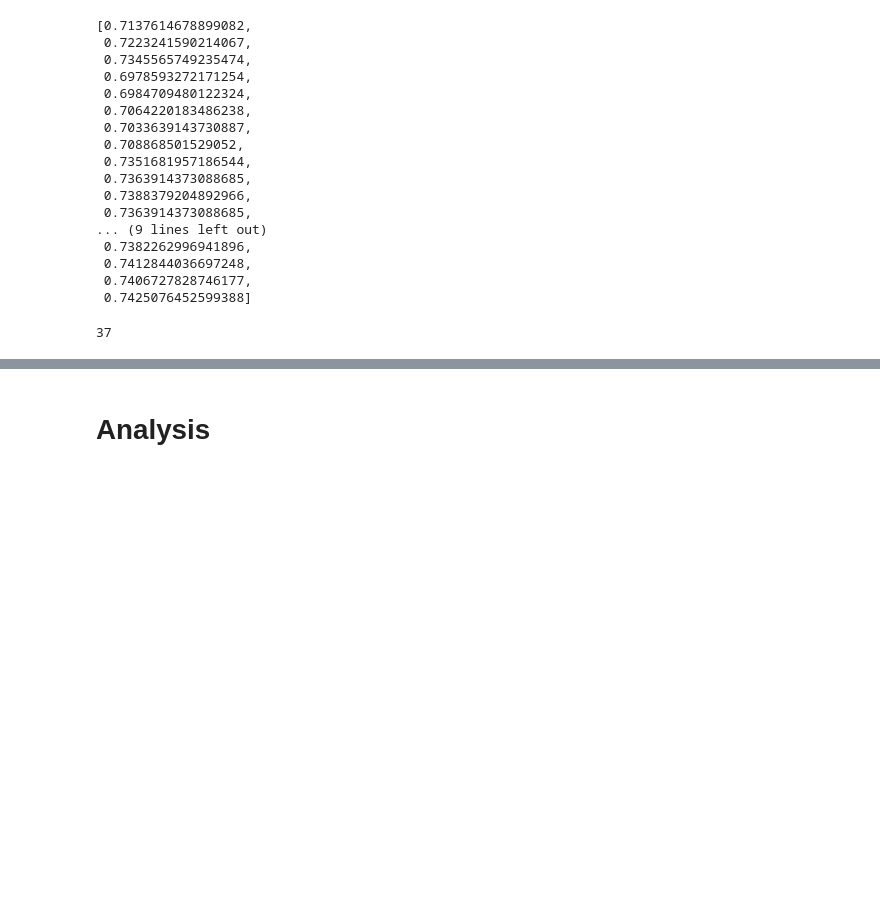
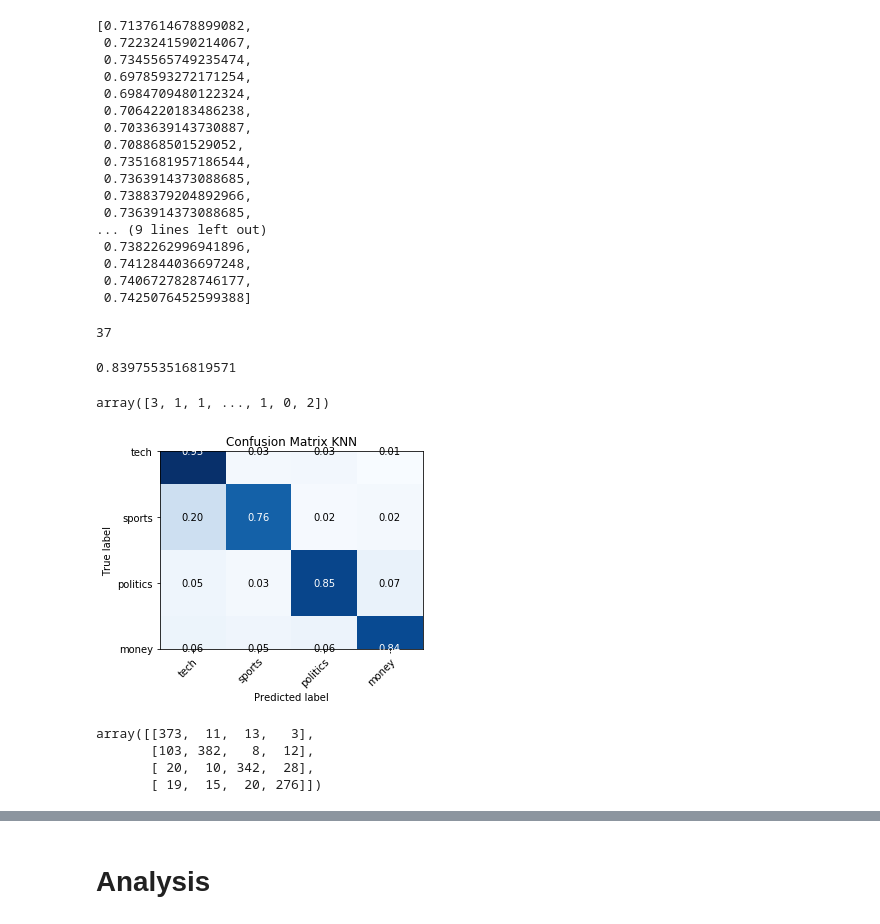
Before and after one commit to Jesse-mk/Medium_Analytics, a Jupyter notebook: jenna/Article Classifiers - KNN.ipynb, the cells around one changed output, grey strips where cells are left out. Drawn from its saved outputs; the diff is of its cells as text; code cells hidden in the pictures; blank space fills up the shorter version.

Commit message:
confusion matrix

```diff
--- a/jenna/Article Classifiers - KNN.ipynb
+++ b/jenna/Article Classifiers - KNN.ipynb
@@ -121,7 +122,7 @@ print(vector.get_feature_names())
 # %%
 #transforming the data, manipulating it based on the weights we
 #determined before by fitting our data
-train_transformed = vector.transform(X_train)
+train_transformed = vector.fit_transform(X_train)
 test_transformed = vector.transform(X_test)
 
 #splitting
@@ -203,3 +202,30 @@ best_k = (knn_scores.index(max(knn_scores)) + 1) * 2 - 1
 best_k
 # %% [output]
 37
+# %%
+#final vector written here (no max number of features)
+vector = tfidf(stop_words = "english", strip_accents = 'ascii', max_features = None)
+
+#fit the tfidf on all the train data:
+train_final = vector.fit_transform(train["text"])
+
+#the final transformation and fitting before using the test data:
+test_final = vector.transform(X_test)
+# %%
+#fit model on FULL train data
+dt.fit(train_final, train["label"])
+
+#score it on the test data
+final_score = dt.score(test_final, Y_test)
+
+#the final score
+final_score
+# %% [output]
+0.8397553516819571
+# %%
+#get predictions from the decision tree
+predictions = dt.predict(test_final)
+
+predictions
+# %% [output]
+array([3, 1, 1, ..., 1, 0, 2])
@@ -205,0 +276,14 @@ best_k
+# %%
+normed_cm(test["label"],predictions)
+plt.title("Confusion Matrix KNN");
+# %% [output]
+[figure, added]
+# %%
+#get the confusion matrix:
+cm = confusion_matrix(test["label"], predictions)
+cm
+# %% [output]
+array([[373,  11,  13,   3],
+       [103, 382,   8,  12],
+       [ 20,  10, 342,  28],
+       [ 19,  15,  20, 276]])
```
Also changed, not shown: parts of 6 cells of this notebook, 1 other file.
